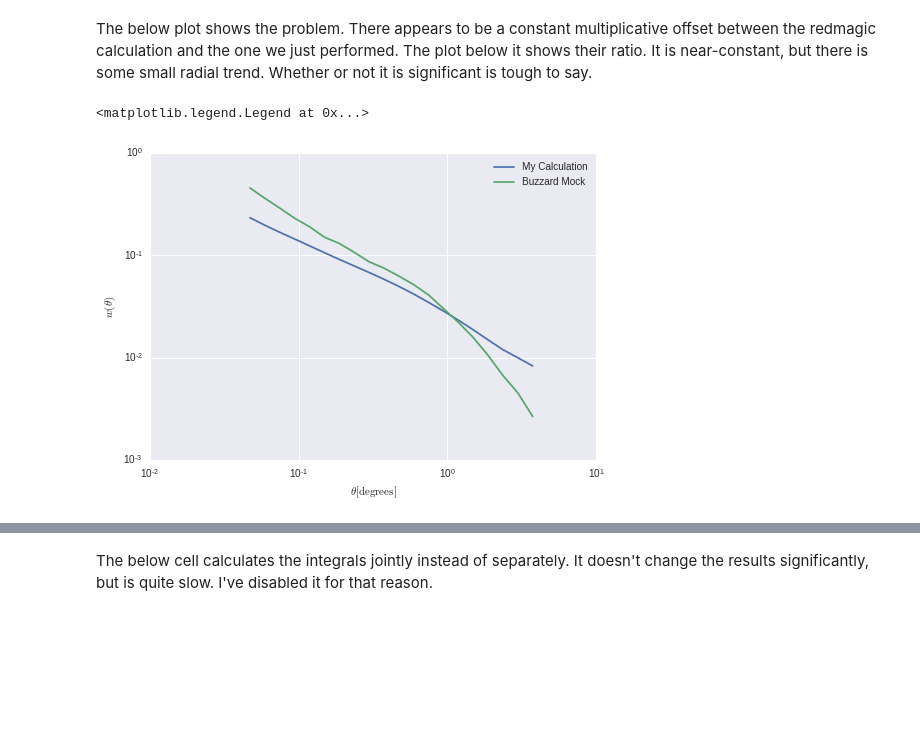
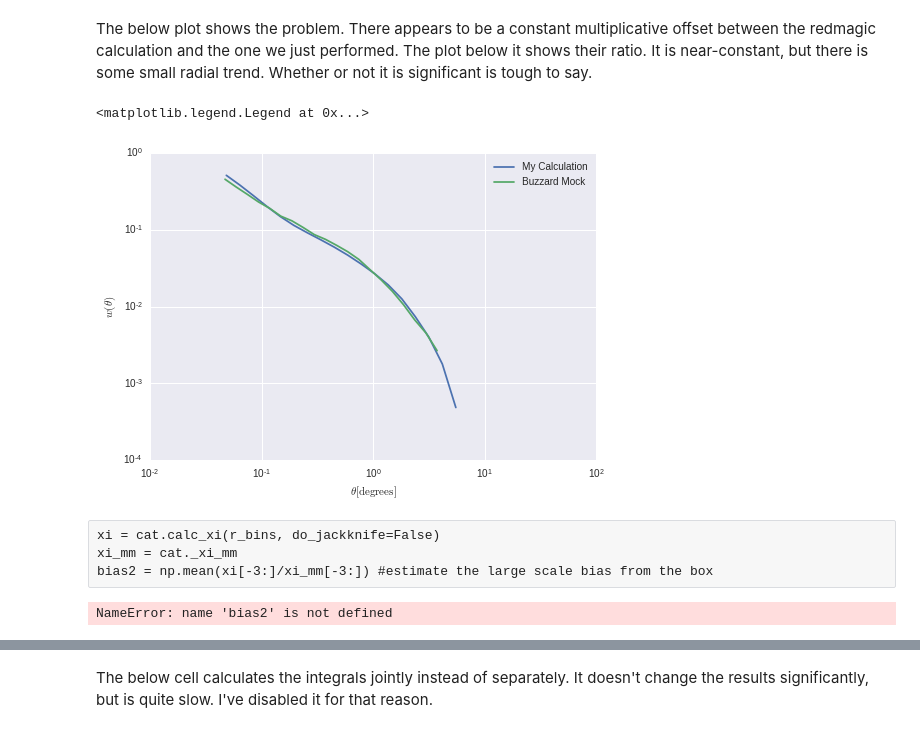
Before and after one commit to mclaughlin6464/pearce, a Jupyter notebook: notebooks/Pearce wt integral tests.ipynb, the cells around one changed output, grey strips where cells are left out. Cells and saved outputs as stored; diff of their text form; code cells hidden in the pictures; blank space fills up the shorter version.

```diff
--- a/notebooks/Pearce wt integral tests.ipynb
+++ b/notebooks/Pearce wt integral tests.ipynb
@@ -204,10 +199,10 @@ print mean_host_mass
 # %%
-theta_bins = np.logspace(np.log10(2.5), np.log10(250), 21)/60 #binning used in buzzard mocks
+theta_bins = np.logspace(np.log10(2.5), np.log10(2000), 25)/60 #binning used in buzzard mocks
 tpoints = (theta_bins[1:]+theta_bins[:-1])/2
 # %% [raw]
 ?? cat.calc_wt
 # %%
-r_bins = np.logspace(-0.5, 1.7, 16)
+r_bins = np.logspace(-0.5, 1.7, 16)/cat.h
 rpoints = (r_bins[1:]+r_bins[:-1])/2
 # %%
 r_bins
@@ -219,5 +214,5 @@ array([  0.31622777,   0.44326829,   0.62134575,   0.87096359,
 # %%
-wt =  cat.calc_wt(theta_bins, r_bins/cat.h, W)
+wt =  cat.calc_wt(theta_bins, r_bins, W)
 # %%
 wt
 # %% [output]
@@ -320,16 +319,27 @@ The below plot shows the problem. There appears to be a constant multiplicative
 from scipy.special import gamma
 def wt_analytic(m,b,t,x):
     return W*b*np.sqrt(np.pi)*(t*x)**(1 + m)*(gamma(-(1./2) - m/2.)/(2*gamma(-(m/2.))) )
+# %%
+theta_bins_rm = np.logspace(np.log10(2.5), np.log10(250), 21)/60 #binning used in buzzard mocks
+tpoints_rm = (theta_bins_rm[1:]+theta_bins_rm[:-1])/2
 # %%
 plt.plot(tpoints, wt, label = 'My Calculation')
-plt.plot(tpoints, wt_redmagic, label = 'Buzzard Mock')
+plt.plot(tpoints_rm, wt_redmagic, label = 'Buzzard Mock')
 #plt.plot(tpoints_rm, W.to("1/Mpc").value*mathematica_calc, label = 'Mathematica Calc')
 #plt.plot(tpoints, wt_analytic(m,10**b, np.radians(tpoints), x),label = 'Mathematica Calc' )
 
 plt.ylabel(r'$w(\theta)$')
 plt.xlabel(r'$\theta \mathrm{[degrees]}$')
 plt.loglog();
 plt.legend(loc='best')
 # %% [output]
 <matplotlib.legend.Legend at 0x...>
-[figure, old version]
+[figure, new version]
+# %% [raw]
+xi = cat.calc_xi(r_bins, do_jackknife=False)
+xi_mm = cat._xi_mm
+bias2 = np.mean(xi[-3:]/xi_mm[-3:]) #estimate the large scale bias from the box
+# %%
+print bias2
+# %% [output]
+NameError: name 'bias2' is not defined
```
Also changed, not shown: parts of 32 cells of this notebook, 4 other files.
